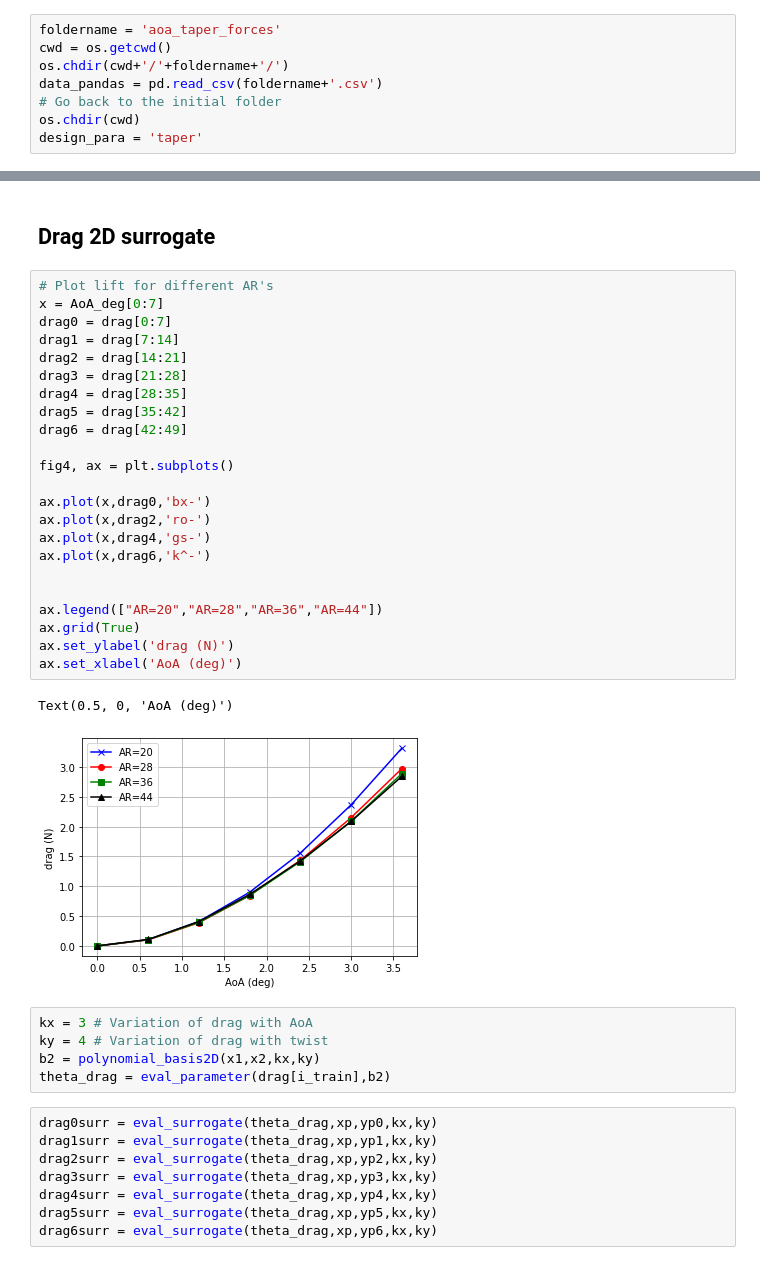
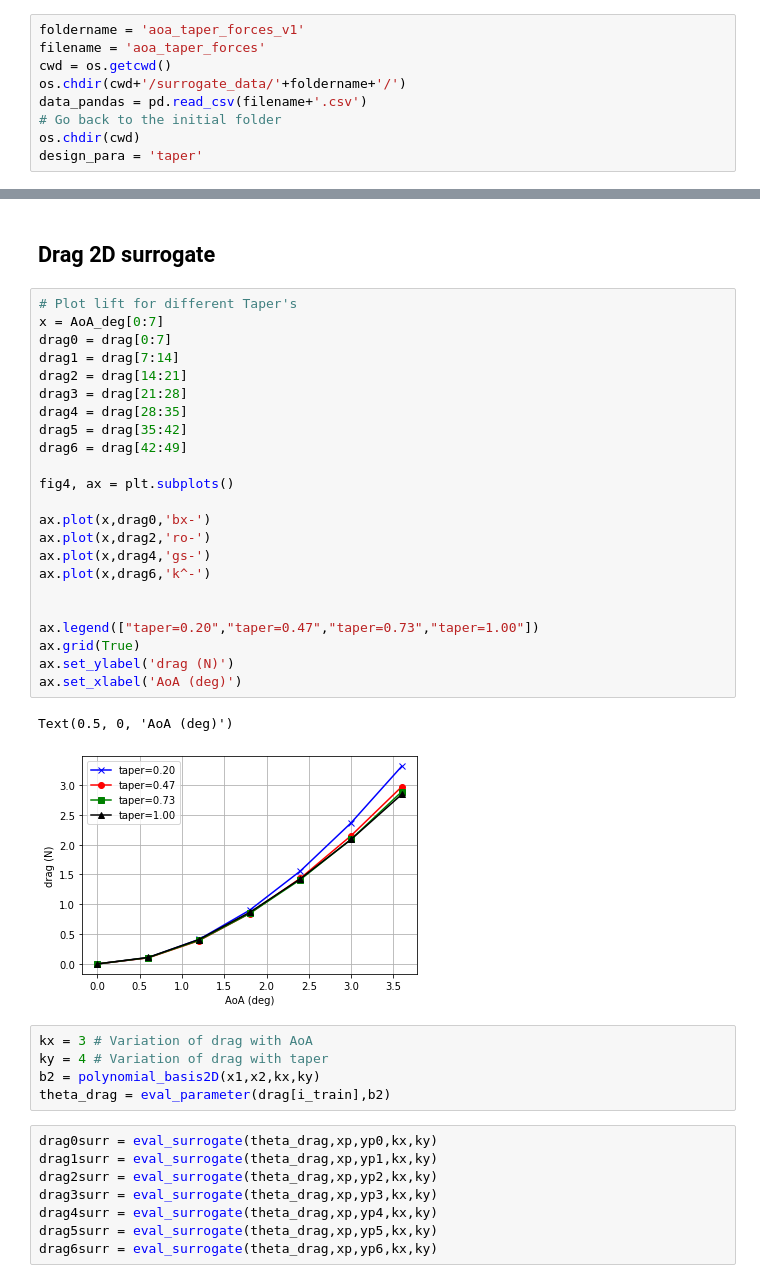
Before and after one commit to ACea15/Projects-SHARPy, a Jupyter notebook: aeroelasticPMOR_Optimization/surrogate_model/aoa_taper_forces_surrogate.ipynb, the cells around one changed output, grey strips where cells are left out. Drawn from its saved outputs; the diff is of its cells as text.

```diff
--- a/aeroelasticPMOR_Optimization/surrogate_model/aoa_taper_forces_surrogate.ipynb
+++ b/aeroelasticPMOR_Optimization/surrogate_model/aoa_taper_forces_surrogate.ipynb
@@ -14,8 +17,9 @@ import linear_regression as lr
 # %%
-foldername = 'aoa_taper_forces'
+foldername = 'aoa_taper_forces_v1'
+filename = 'aoa_taper_forces'
 cwd = os.getcwd()
-os.chdir(cwd+'/'+foldername+'/')
-data_pandas = pd.read_csv(foldername+'.csv')
+os.chdir(cwd+'/surrogate_data/'+foldername+'/')
+data_pandas = pd.read_csv(filename+'.csv')
 # Go back to the initial folder
 os.chdir(cwd)
 design_para = 'taper'
@@ -636,34 +646,34 @@ print(error_lift)
 # %% [markdown]
 ## Drag 2D surrogate
 # %%
-# Plot lift for different AR's
+# Plot lift for different Taper's
 x = AoA_deg[0:7]
 drag0 = drag[0:7]
 drag1 = drag[7:14]
 drag2 = drag[14:21]
 drag3 = drag[21:28]
 drag4 = drag[28:35]
 drag5 = drag[35:42]
 drag6 = drag[42:49]
 
 fig4, ax = plt.subplots()
 
 ax.plot(x,drag0,'bx-')
 ax.plot(x,drag2,'ro-')
 ax.plot(x,drag4,'gs-')
 ax.plot(x,drag6,'k^-')
 
 
-ax.legend(["AR=20","AR=28","AR=36","AR=44"])
+ax.legend(["taper=0.20","taper=0.47","taper=0.73","taper=1.00"])
 ax.grid(True)
 ax.set_ylabel('drag (N)')
 ax.set_xlabel('AoA (deg)')
 # %% [output]
 Text(0.5, 0, 'AoA (deg)')
-[figure, old version]
+[figure, new version]
 # %%
 kx = 3 # Variation of drag with AoA
-ky = 4 # Variation of drag with twist
+ky = 4 # Variation of drag with taper
 b2 = polynomial_basis2D(x1,x2,kx,ky)
 theta_drag = eval_parameter(drag[i_train],b2)
 # %%
```
Also changed, not shown: parts of 20 cells of this notebook.
